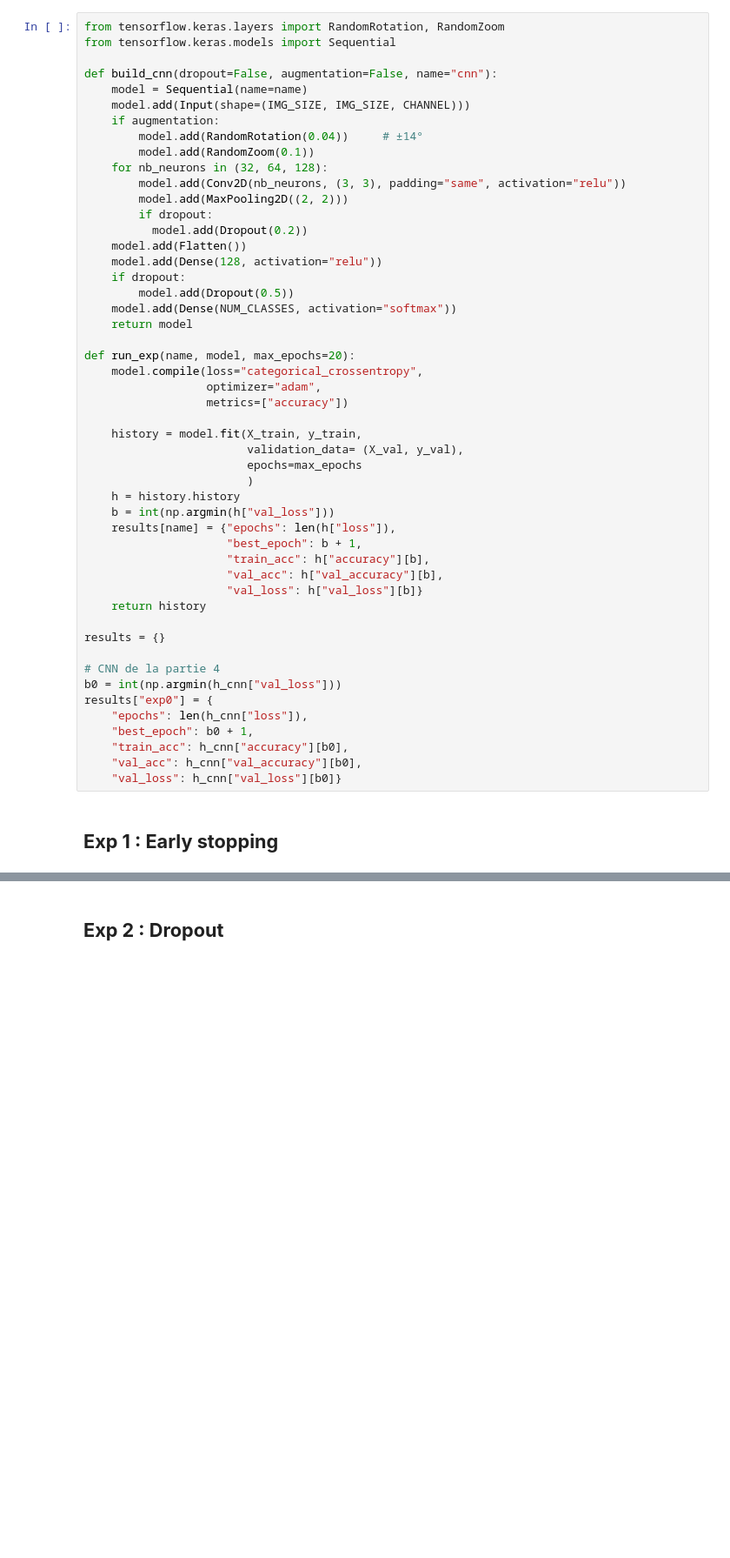
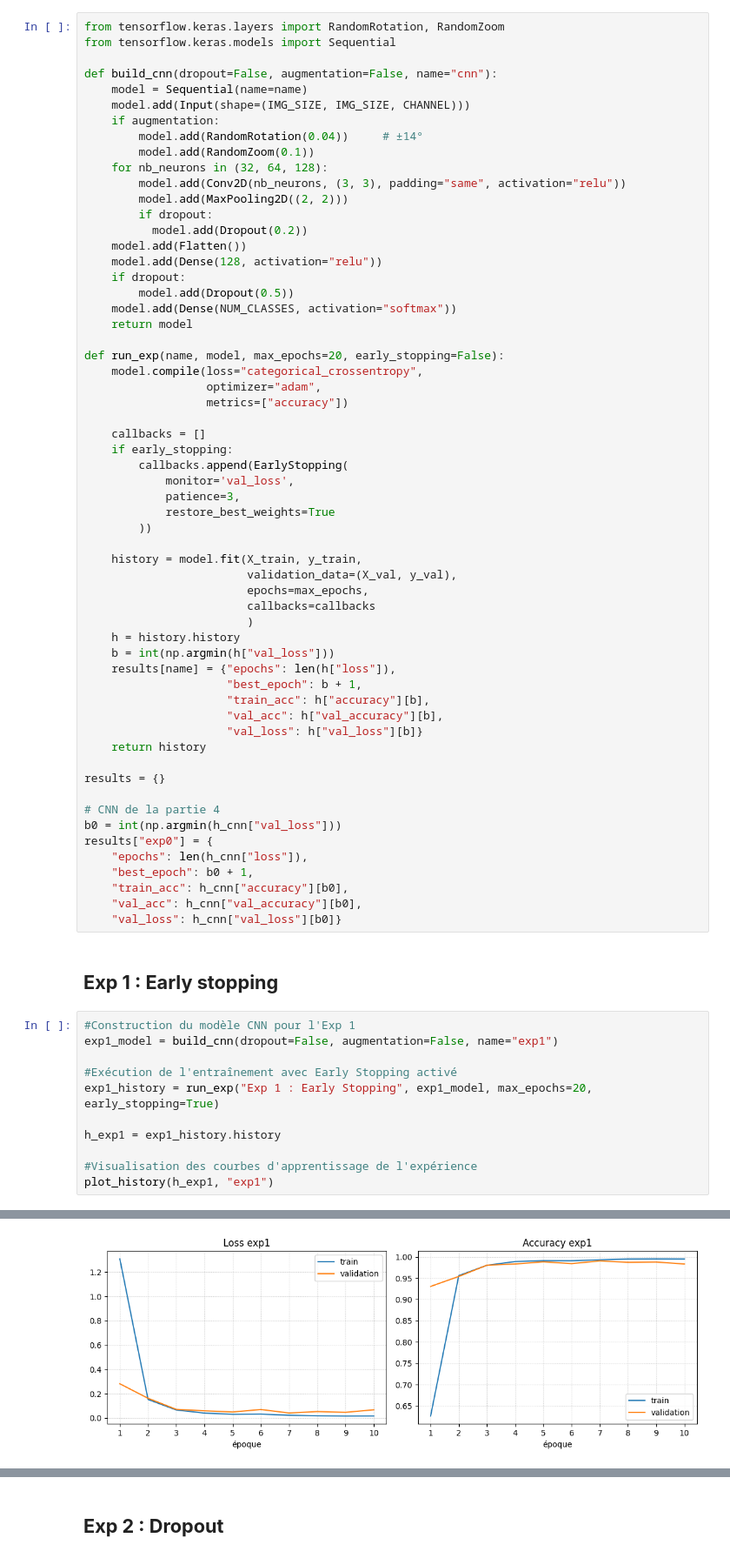
Before and after one commit to Minetriforce/DL_project_traffic_signs, a Jupyter notebook: project_traffic_signs.ipynb, the cells around one changed output, grey strips where cells are left out. Shown at 87% size. Cells and saved outputs as stored; diff of their text form; blank space fills up the shorter version.

```diff
--- a/project_traffic_signs.ipynb
+++ b/project_traffic_signs.ipynb
@@ -817,14 +817,23 @@ def build_cnn(dropout=False, augmentation=False, name="cnn"):
     model.add(Dense(NUM_CLASSES, activation="softmax"))
     return model
 
-def run_exp(name, model, max_epochs=20):
+def run_exp(name, model, max_epochs=20, early_stopping=False):
     model.compile(loss="categorical_crossentropy",
                   optimizer="adam",
                   metrics=["accuracy"])
 
+    callbacks = []
+    if early_stopping:
+        callbacks.append(EarlyStopping(
+            monitor='val_loss',
+            patience=3,
+            restore_best_weights=True
+        ))
+
     history = model.fit(X_train, y_train,
-                        validation_data= (X_val, y_val),
-                        epochs=max_epochs
+                        validation_data=(X_val, y_val),
+                        epochs=max_epochs,
+                        callbacks=callbacks
                         )
     h = history.history
     b = int(np.argmin(h["val_loss"]))
@@ -847,3 +856,15 @@ results["exp0"] = {
     "val_loss": h_cnn["val_loss"][b0]}
 # %% [markdown]
 ## **Exp 1 : Early stopping**
+# %%
+#Construction du modèle CNN pour l'Exp 1
+exp1_model = build_cnn(dropout=False, augmentation=False, name="exp1")
+
+#Exécution de l'entraînement avec Early Stopping activé
+exp1_history = run_exp("Exp 1 : Early Stopping", exp1_model, max_epochs=20, early_stopping=True)
+
+h_exp1 = exp1_history.history
+
+#Visualisation des courbes d'apprentissage de l'expérience
+plot_history(h_exp1, "exp1")
+# %% [output]
@@ -849,0 +891 @@ results["exp0"] = {
+[figure, added]
```
Also changed, not shown: parts of 12 cells of this notebook.
